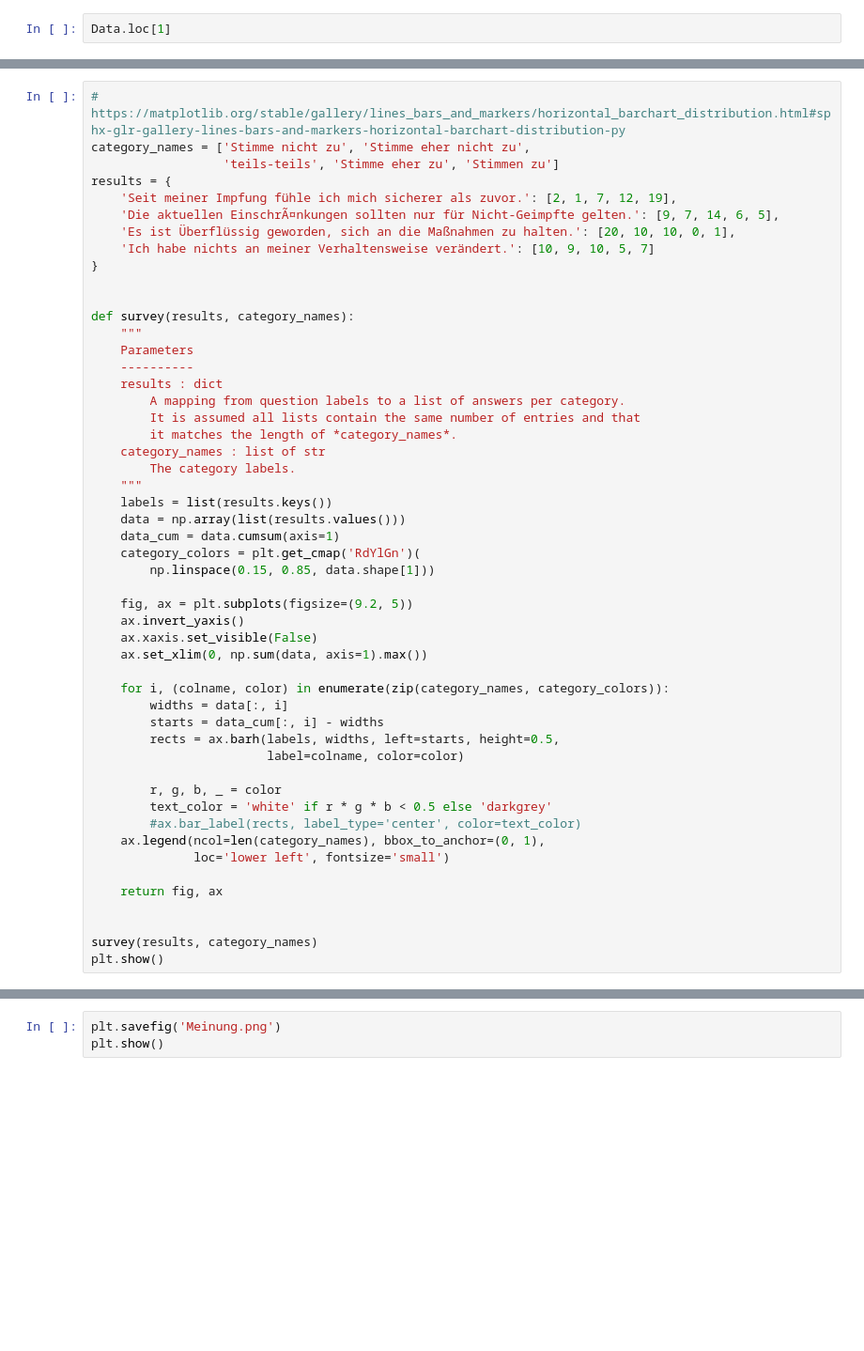
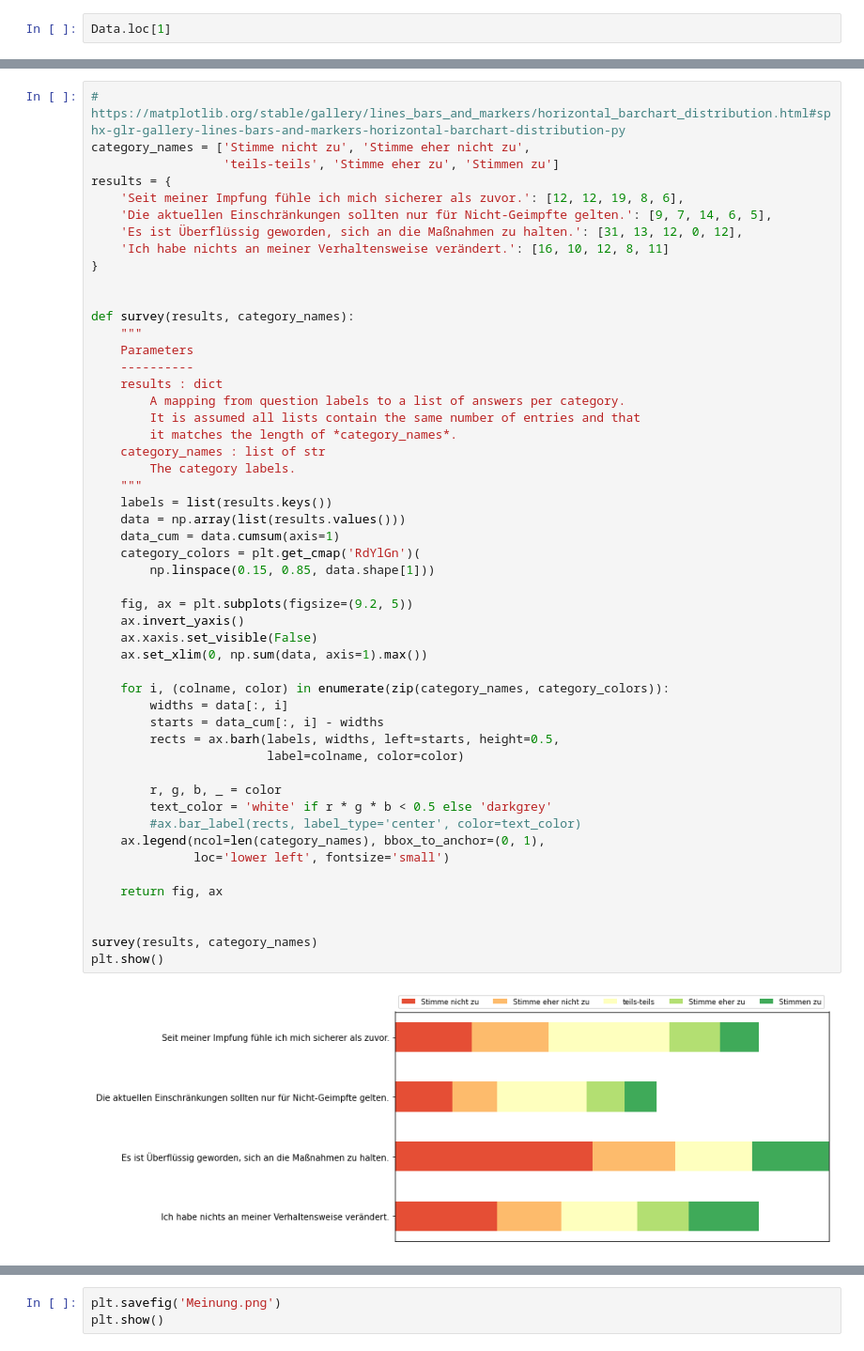
Before and after one commit to Danielsoeller/TH-2021-UmfrageAuswertung, a Jupyter notebook: Auswertung.ipynb, the cells around one changed output, grey strips where cells are left out. Shown at 94% size. Saved outputs shown, nothing was run; the diff lists cells and outputs as text; blank space fills up the shorter version.

```diff
--- a/Auswertung.ipynb
+++ b/Auswertung.ipynb
@@ -44,10 +52,10 @@ Balken.value_counts()
 category_names = ['Stimme nicht zu', 'Stimme eher nicht zu',
                   'teils-teils', 'Stimme eher zu', 'Stimmen zu']
 results = {
-    'Seit meiner Impfung fühle ich mich sicherer als zuvor.': [2, 1, 7, 12, 19],
-    'Die aktuellen EinschrÃ¤nkungen sollten nur für Nicht-Geimpfte gelten.': [9, 7, 14, 6, 5],
-    'Es ist Überflüssig geworden, sich an die Maßnahmen zu halten.': [20, 10, 10, 0, 1],
-    'Ich habe nichts an meiner Verhaltensweise verändert.': [10, 9, 10, 5, 7]
+    'Seit meiner Impfung fühle ich mich sicherer als zuvor.': [12, 12, 19, 8, 6],
+    'Die aktuellen Einschränkungen sollten nur für Nicht-Geimpfte gelten.': [9, 7, 14, 6, 5],
+    'Es ist Überflüssig geworden, sich an die Maßnahmen zu halten.': [31, 13, 12, 0, 12],
+    'Ich habe nichts an meiner Verhaltensweise verändert.': [16, 10, 12, 8, 11]
 }
 
 
@@ -63,33 +71,35 @@ def survey(results, category_names):
         The category labels.
     """
     labels = list(results.keys())
     data = np.array(list(results.values()))
     data_cum = data.cumsum(axis=1)
     category_colors = plt.get_cmap('RdYlGn')(
         np.linspace(0.15, 0.85, data.shape[1]))
 
     fig, ax = plt.subplots(figsize=(9.2, 5))
     ax.invert_yaxis()
     ax.xaxis.set_visible(False)
     ax.set_xlim(0, np.sum(data, axis=1).max())
 
     for i, (colname, color) in enumerate(zip(category_names, category_colors)):
         widths = data[:, i]
         starts = data_cum[:, i] - widths
         rects = ax.barh(labels, widths, left=starts, height=0.5,
                         label=colname, color=color)
 
         r, g, b, _ = color
         text_color = 'white' if r * g * b < 0.5 else 'darkgrey'
         #ax.bar_label(rects, label_type='center', color=text_color)
     ax.legend(ncol=len(category_names), bbox_to_anchor=(0, 1),
               loc='lower left', fontsize='small')
 
     return fig, ax
 
 
 survey(results, category_names)
 plt.show()
+# %% [output]
+[figure, added]
 # %%
 Balken = Data.loc[:,"v_3"]
 Balken.value_counts()
```
Also changed, not shown: parts of 7 cells of this notebook.
